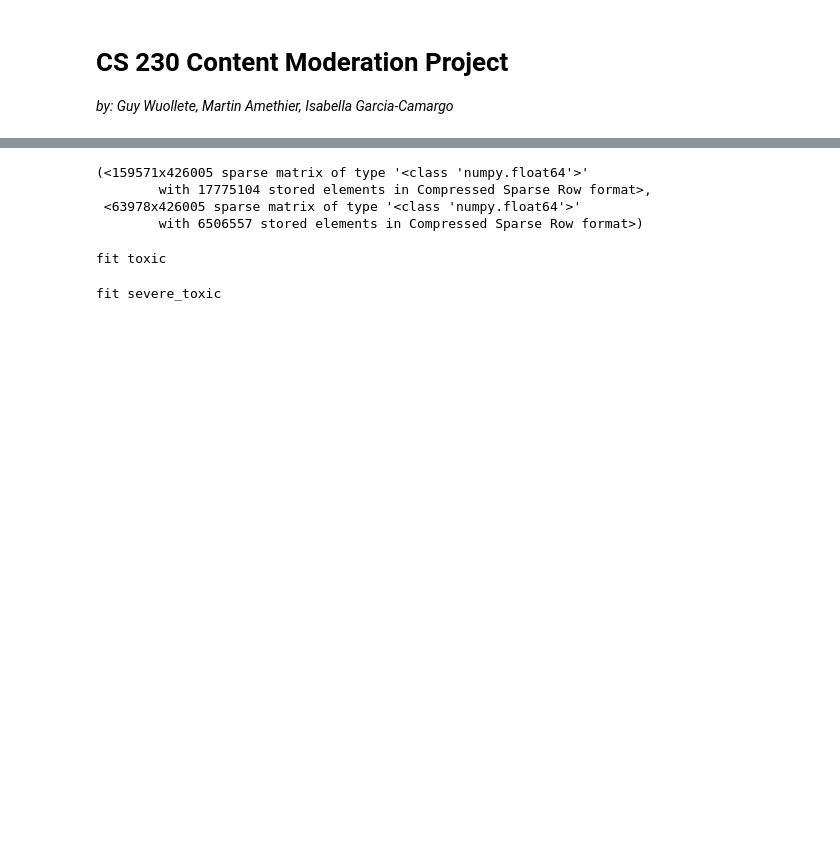
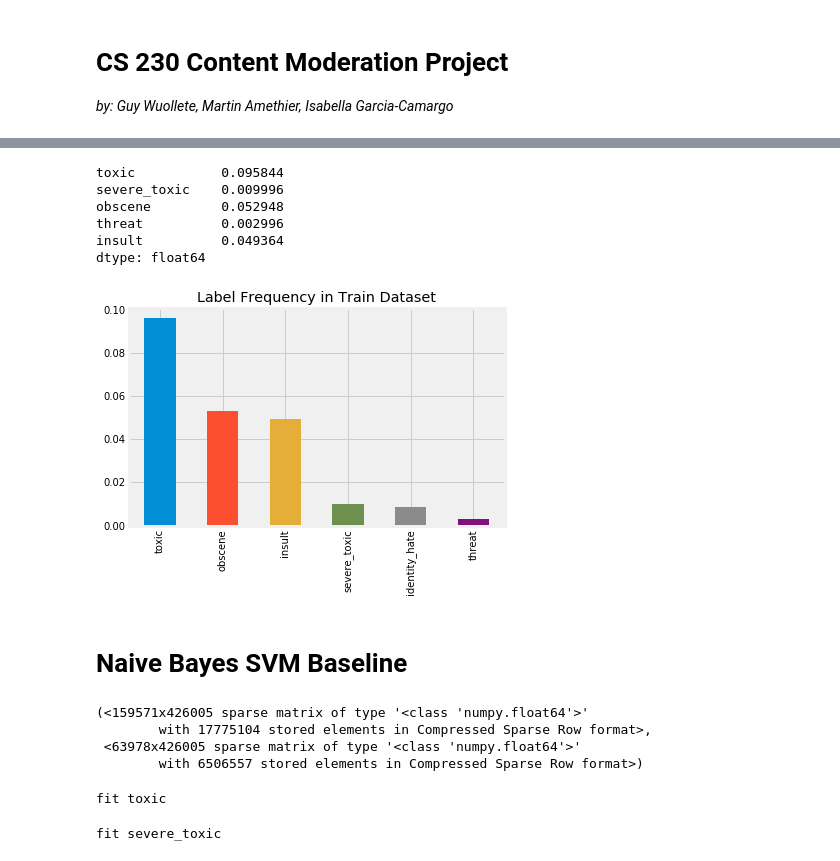
Before and after one commit to guywuolletjr/reddit_content_mod, a Jupyter notebook: CS230 Content Moderation Project.ipynb, the cells around one changed output, grey strips where cells are left out. Drawn from its saved outputs; the diff is of its cells as text; code cells hidden in the pictures; blank space fills up the shorter version.

```diff
--- a/CS230 Content Moderation Project.ipynb
+++ b/CS230 Content Moderation Project.ipynb
@@ -70,3 +78,17 @@ X_train, y_train, X_test, y_test = load_data()
+# %%
+counts = y_train.mean(axis=0)
+counts.sort_values(ascending=False).plot.bar(title='Label Frequency in Train Dataset')
+counts.head()
+# %% [output]
+toxic           0.095844
+severe_toxic    0.009996
+obscene         0.052948
+threat          0.002996
+insult          0.049364
+dtype: float64
+[figure, added]
+# %% [markdown]
+# Naive Bayes SVM Baseline
 # %%
 #tokenizing stuff
 re_tok = re.compile(f'([{string.punctuation}“”¨«»®´·º½¾¿¡§£₤‘’])')
```
Also changed, not shown: parts of 3 cells of this notebook.
